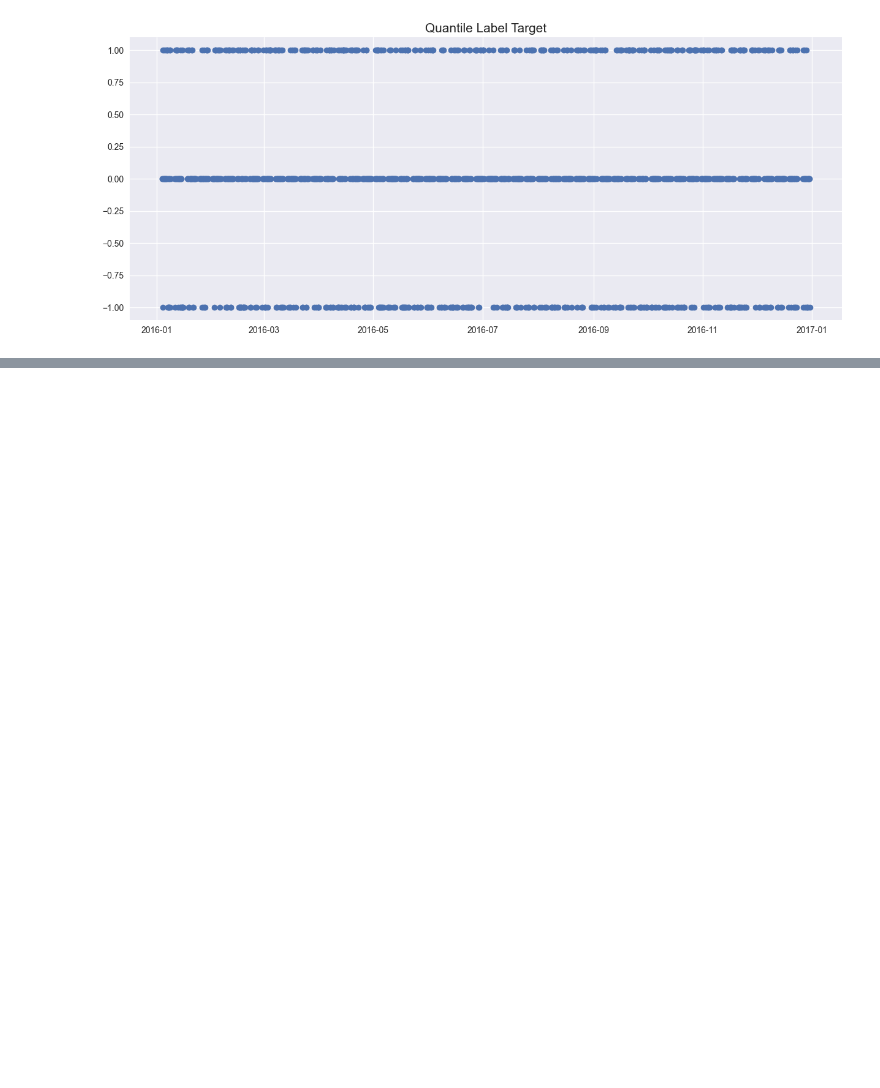
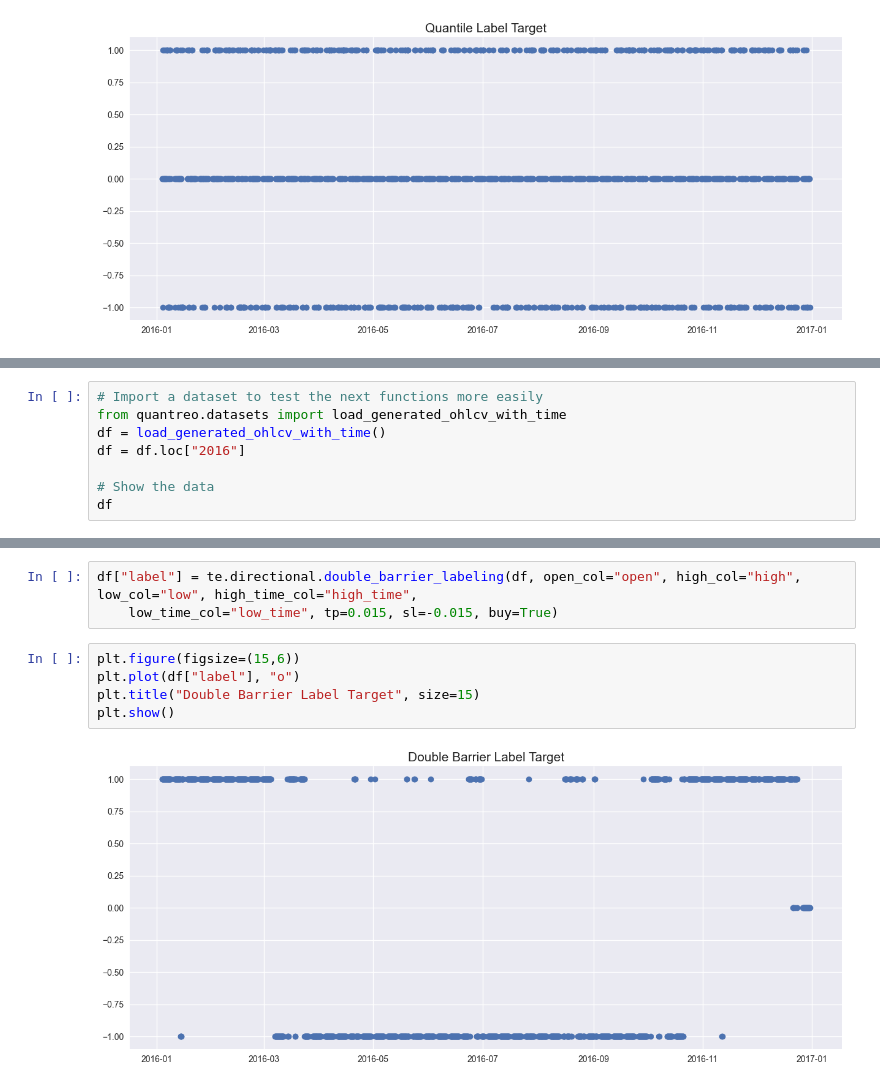
Before and after one commit to Quantreo/quantreo, a Jupyter notebook: docs/docs/tutorials/target-engineering-directional.ipynb, the cells around one changed output, grey strips where cells are left out. Cells and saved outputs as stored; diff of their text form; blank space fills up the shorter version.

Commit message:
triple barrier method

```diff
--- a/docs/docs/tutorials/target-engineering-directional.ipynb
+++ b/docs/docs/tutorials/target-engineering-directional.ipynb
@@ -146,0 +166,8 @@ plt.show()
+# %%
+# Import a dataset to test the next functions more easily
+from quantreo.datasets import load_generated_ohlcv_with_time
+df = load_generated_ohlcv_with_time()
+df = df.loc["2016"]
+
+# Show the data
+df
@@ -146,0 +189,10 @@ plt.show()
+# %%
+df["label"] = te.directional.double_barrier_labeling(df, open_col="open", high_col="high", low_col="low", high_time_col="high_time",
+    low_time_col="low_time", tp=0.015, sl=-0.015, buy=True)
+# %%
+plt.figure(figsize=(15,6))
+plt.plot(df["label"], "o")
+plt.title("Double Barrier Label Target", size=15)
+plt.show()
+# %% [output]
+[figure, added]
```
Also changed, not shown: parts of 6 cells of this notebook, 13 other files.
